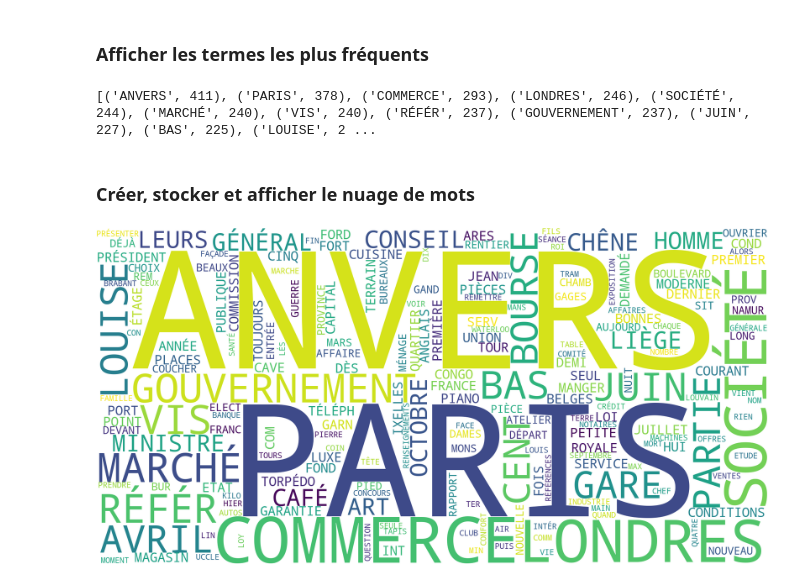
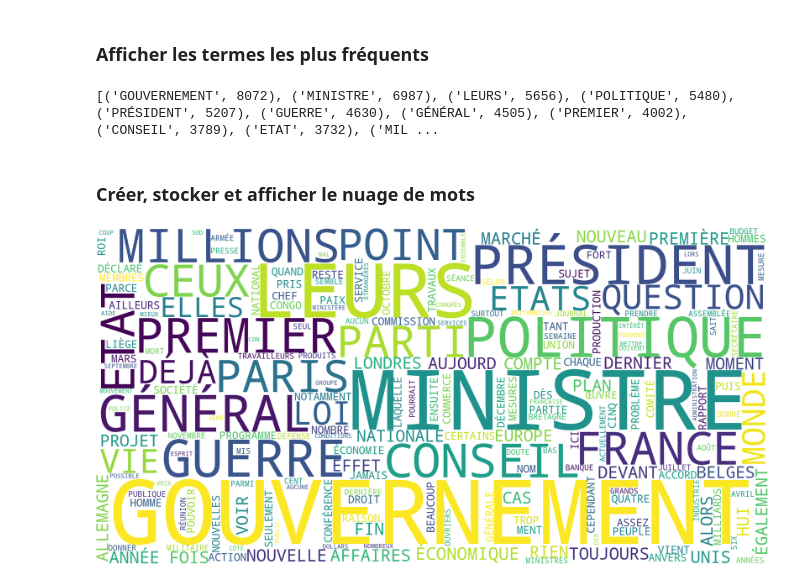
Before and after one commit to mjottrand/tac, a Jupyter notebook: tps/tp2/s2_wordcloudJOTTRAND_REMISE.ipynb, the cells around one changed output. Cells and saved outputs as stored; diff of their text form; code cells hidden in the pictures.

Commit message:
application word cloud tp4

```diff
--- a/tps/tp2/s2_wordcloudJOTTRAND_REMISE.ipynb
+++ b/tps/tp2/s2_wordcloudJOTTRAND_REMISE.ipynb
@@ -43,6 +43,3 @@ sw += ["les", "plus", "cette", "fait", "faire", "être", "deux", "comme", "dont"
 sw = set(sw)
 # %% [markdown]
 ## Créer un fichier contenant le texte de tous les journaux d'une année donnée
-# %%
-# Choisir une année
-year = 1926
@@ -77,10 +86,26 @@ if not os.path.exists(temp_path):
     os.mkdir(temp_path)
 with open(os.path.join(temp_path, f'{year}.txt'), 'w', encoding='utf-8') as f:
     f.write(' '.join(content_list))
+
+    # Écrire tout le contenu dans un fichier temporaire
+temp_path = '../../data/tmp'
+
+# Créer le dossier s'il n'existe pas
+if not os.path.exists(temp_path):
+    os.mkdir(temp_path)
+
+# Fichier de sortie unique (pour tout le corpus)
+output_file = 'corpus.txt'   # tu peux changer le nom si tu veux
+
+with open(os.path.join(temp_path, output_file), 'w', encoding='utf-8') as f:
+    f.write(' '.join(content_list))
 # %%
-# Imprimer le contenu du fichier et constater les "déchets"
-with open(os.path.join(temp_path, f'{year}.txt'), 'r', encoding='utf-8') as f:
+# Lire le contenu du fichier temporaire et inspecter les "déchets"
+output_file = 'corpus.txt'  # même nom que dans l'étape précédente
+
+with open(os.path.join(temp_path, output_file), 'r', encoding='utf-8') as f:
     before = f.read()
 
+# Afficher les 500 premiers caractères pour inspection
 before[:500]
 # %% [output]
@@ -114,7 +153,10 @@ clean_text(year, folder=temp_path)
 # %%
-# Vérifier le résultat
-with open(os.path.join(temp_path, f'{year}_clean.txt'), 'r', encoding='utf-8') as f:
+# Vérifier le résultat sur le fichier nettoyé corpus_clean.txt
+output_file = 'corpus_clean.txt'  # nom du fichier généré par clean_text
+
+with open(os.path.join(temp_path, output_file), 'r', encoding='utf-8') as f:
     after = f.read()
 
+# Afficher les 500 premiers caractères
 after[:500]
 # %% [output]
@@ -127,12 +169,20 @@ after[:500]
 frequencies = Counter(after.split())
 print(frequencies.most_common(100))
 # %% [output]
-[('ANVERS', 411), ('PARIS', 378), ('COMMERCE', 293), ('LONDRES', 246), ('SOCIÉTÉ', 244), ('MARCHÉ', 240), ('VIS', 240), ('RÉFÉR', 237), ('GOUVERNEMENT', 237), ('JUIN', 227), ('BAS', 225), ('LOUISE', 2 ...
+[('GOUVERNEMENT', 8072), ('MINISTRE', 6987), ('LEURS', 5656), ('POLITIQUE', 5480), ('PRÉSIDENT', 5207), ('GUERRE', 4630), ('GÉNÉRAL', 4505), ('PREMIER', 4002), ('CONSEIL', 3789), ('ETAT', 3732), ('MIL ...
 # %% [markdown]
 ### Créer, stocker et afficher le nuage de mots
 # %%
+# Générer le nuage de mots à partir des fréquences
 cloud = WordCloud(width=2000, height=1000, background_color='white').generate_from_frequencies(frequencies)
-cloud.to_file(os.path.join(temp_path, f"{year}.png"))
-Image(filename=os.path.join(temp_path, f"{year}.png"))
+
+# Nom du fichier de sortie
+output_file = "tp4.png"
+
+# Sauvegarder l'image
+cloud.to_file(os.path.join(temp_path, output_file))
+
+# Afficher l'image dans le notebook
+Image(filename=os.path.join(temp_path, output_file))
 # %% [output]
-[figure, old version]
+[figure, new version]
```
Also changed, not shown: parts of 8 cells of this notebook.
